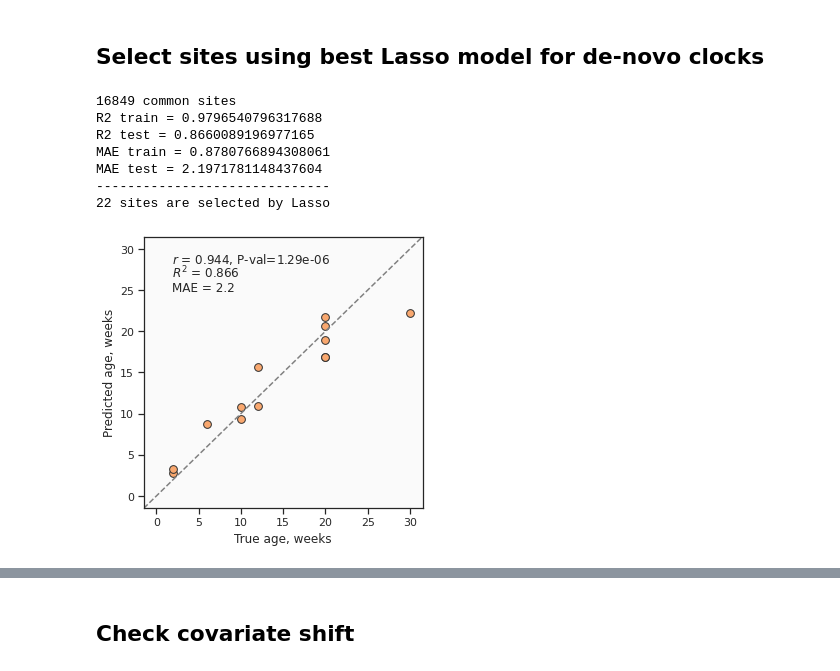
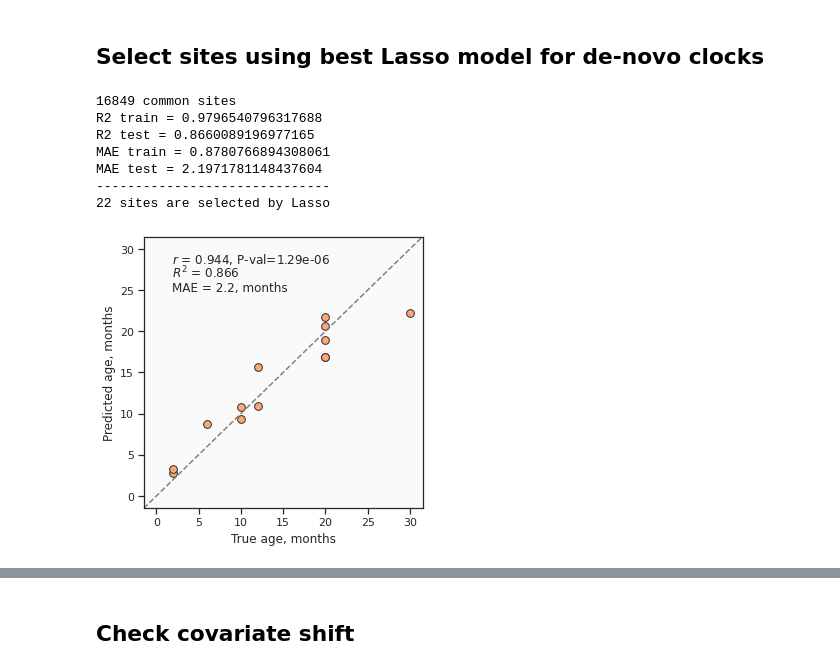
Before and after one commit to ComputationalAgingLab/reprogramming_ood, a Jupyter notebook: invivo_reprog_analysis.ipynb, the cells around one changed output, grey strips where cells are left out. Saved outputs shown, nothing was run; the diff lists cells and outputs as text; code cells hidden in the pictures.

```diff
--- a/invivo_reprog_analysis.ipynb
+++ b/invivo_reprog_analysis.ipynb
@@ -93,32 +93,32 @@ X_train, X_test, y_train, y_test = train_test_split(Xa_clock, ya, test_size=0.25
 from sklearn.linear_model import LassoCV
 
 model = LassoCV(n_jobs=-1,)
 model.fit(X_train, y_train)
 
 y_train_predict = model.predict(X_train)
 y_test_predict = model.predict(X_test)
 
 print(f'R2 train = {r2_score(y_train, y_train_predict)}')
 print(f'R2 test = {r2_score(y_test, y_test_predict)}')
 print(f'MAE train = {mean_absolute_error(y_train, y_train_predict)}')
 print(f'MAE test = {mean_absolute_error(y_test, y_test_predict)}')
 print('-'*30)
 
 # write coefs
 lasso_sites = model.feature_names_in_[model.coef_ != 0]
 lasso_coef = model.coef_[model.coef_ != 0]
 clock = pd.DataFrame({'coef':lasso_coef}, index=lasso_sites)
 print(f"{len(lasso_coef)} sites are selected by Lasso")
 
-plot_performance_scatter(y_test, y_test_predict, eq_bounds=(0, 30), color='#f9a86f', markersize=60, units='weeks')
+plot_performance_scatter(y_test, y_test_predict, eq_bounds=(0, 30), color='#f9a86f', markersize=60, units='months')
 plt.savefig('figs/A2_lasso_liver_performance.pdf', format='pdf', bbox_inches='tight')
 plt.show()
 # %% [output]
 16849 common sites
 R2 train = 0.9796540796317688
 R2 test = 0.8660089196977165
 MAE train = 0.8780766894308061
 MAE test = 2.1971781148437604
 ------------------------------
 22 sites are selected by Lasso
-[figure, old version]
+[figure, new version]
```
Also changed, not shown: parts of 3 cells of this notebook, 11 other files.
